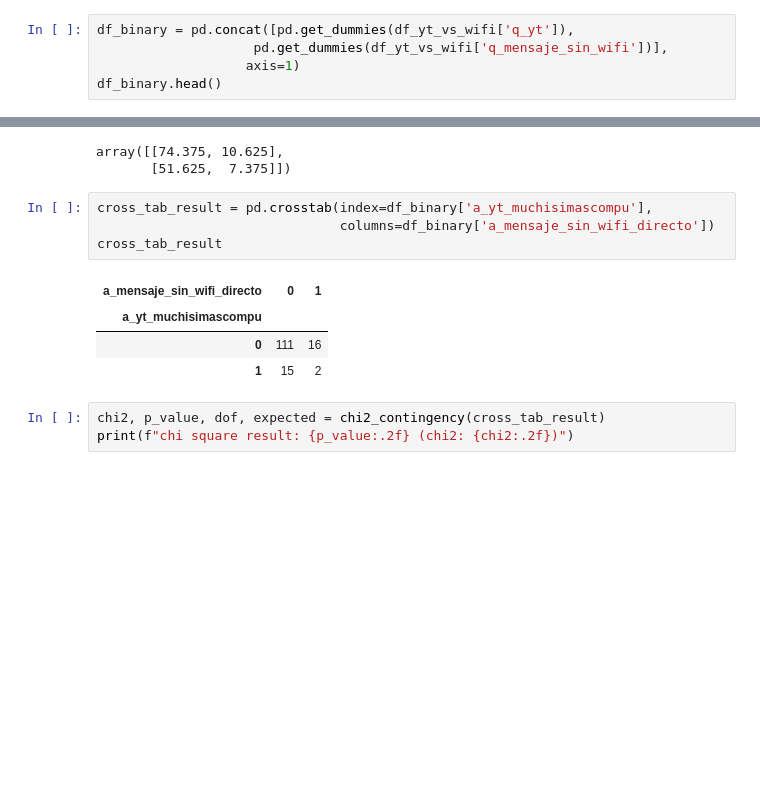
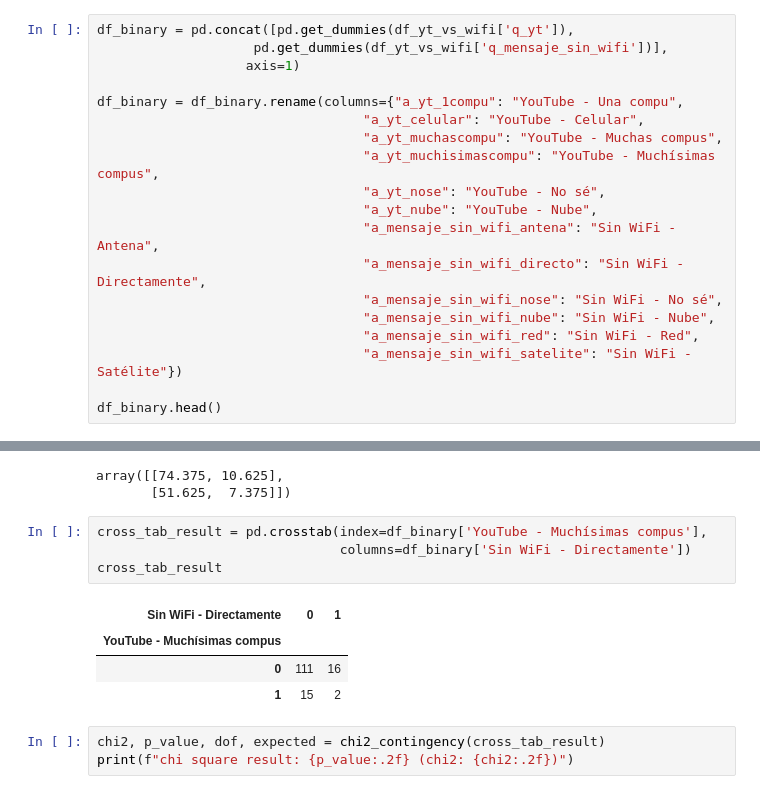
Before and after one commit to luparral/misconceptions, a Jupyter notebook: notebooks/Análisis exploratorio.ipynb, the cells around one changed output, grey strips where cells are left out. Drawn from its saved outputs; the diff is of its cells as text; blank space fills up the shorter version.

```diff
--- a/notebooks/Análisis exploratorio.ipynb
+++ b/notebooks/Análisis exploratorio.ipynb
@@ -818,5 +818,19 @@ df_yt_vs_wifi
 df_binary = pd.concat([pd.get_dummies(df_yt_vs_wifi['q_yt']),
                     pd.get_dummies(df_yt_vs_wifi['q_mensaje_sin_wifi'])],
                    axis=1)
+
+df_binary = df_binary.rename(columns={"a_yt_1compu": "YouTube - Una compu",
+                                  "a_yt_celular": "YouTube - Celular",
+                                  "a_yt_muchascompu": "YouTube - Muchas compus",
+                                  "a_yt_muchisimascompu": "YouTube - Muchísimas compus",
+                                  "a_yt_nose": "YouTube - No sé",
+                                  "a_yt_nube": "YouTube - Nube",
+                                  "a_mensaje_sin_wifi_antena": "Sin WiFi - Antena",
+                                  "a_mensaje_sin_wifi_directo": "Sin WiFi - Directamente",
+                                  "a_mensaje_sin_wifi_nose": "Sin WiFi - No sé",
+                                  "a_mensaje_sin_wifi_nube": "Sin WiFi - Nube",
+                                  "a_mensaje_sin_wifi_red": "Sin WiFi - Red",
+                                  "a_mensaje_sin_wifi_satelite": "Sin WiFi - Satélite"})
+
 df_binary.head()
 # %% [output]
@@ -879,12 +914,12 @@ expected
 array([[74.375, 10.625],
        [51.625,  7.375]])
 # %%
-cross_tab_result = pd.crosstab(index=df_binary['a_yt_muchisimascompu'],
-                               columns=df_binary['a_mensaje_sin_wifi_directo'])
+cross_tab_result = pd.crosstab(index=df_binary['YouTube - Muchísimas compus'],
+                               columns=df_binary['Sin WiFi - Directamente'])
 cross_tab_result
 # %% [output]
-| a_mensaje_sin_wifi_directo | 0 | 1 |
-| a_yt_muchisimascompu |  |  |
+| Sin WiFi - Directamente | 0 | 1 |
+| YouTube - Muchísimas compus |  |  |
 | 0 | 111 | 16 |
 | 1 | 15 | 2 |
 # %%
```
Also changed, not shown: parts of 33 cells of this notebook.
